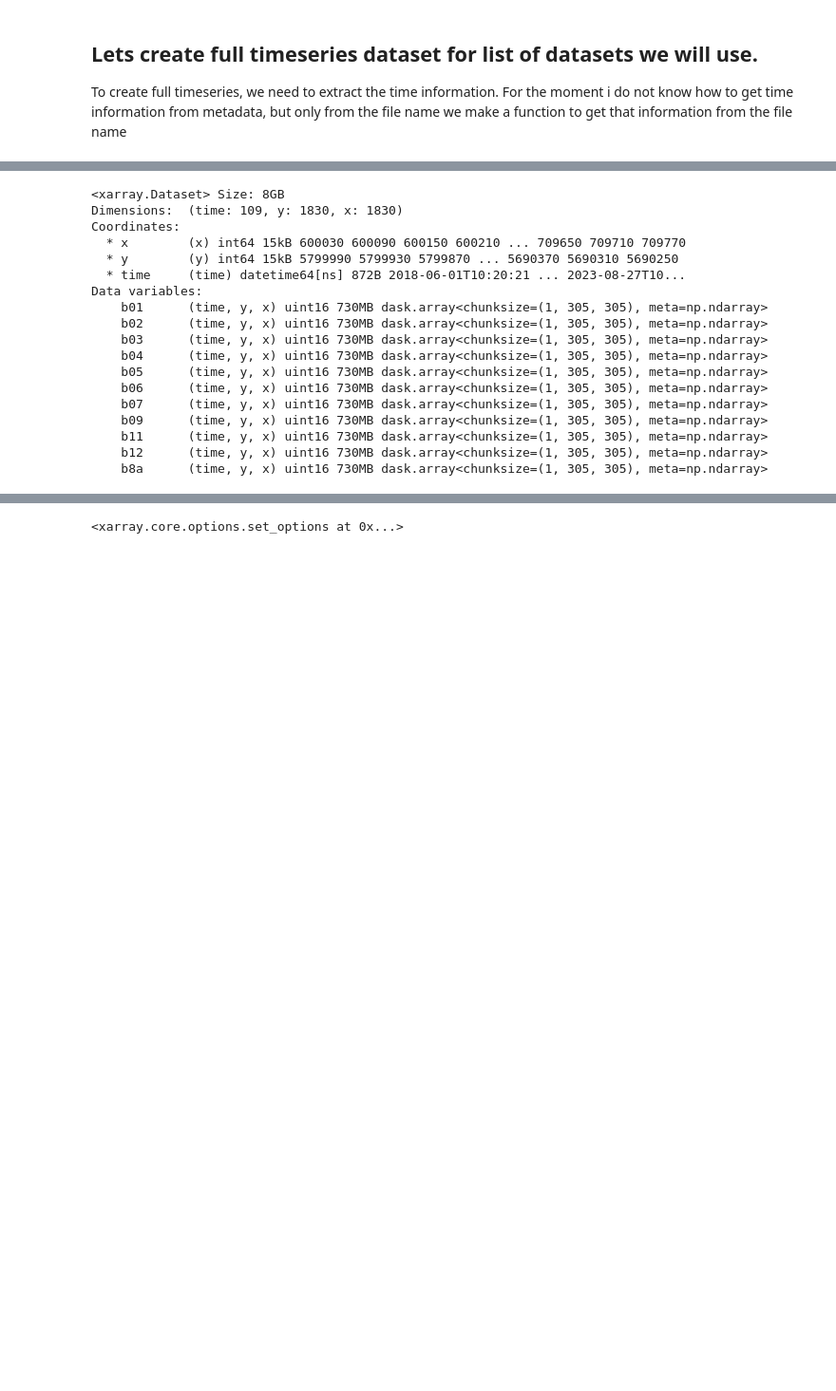
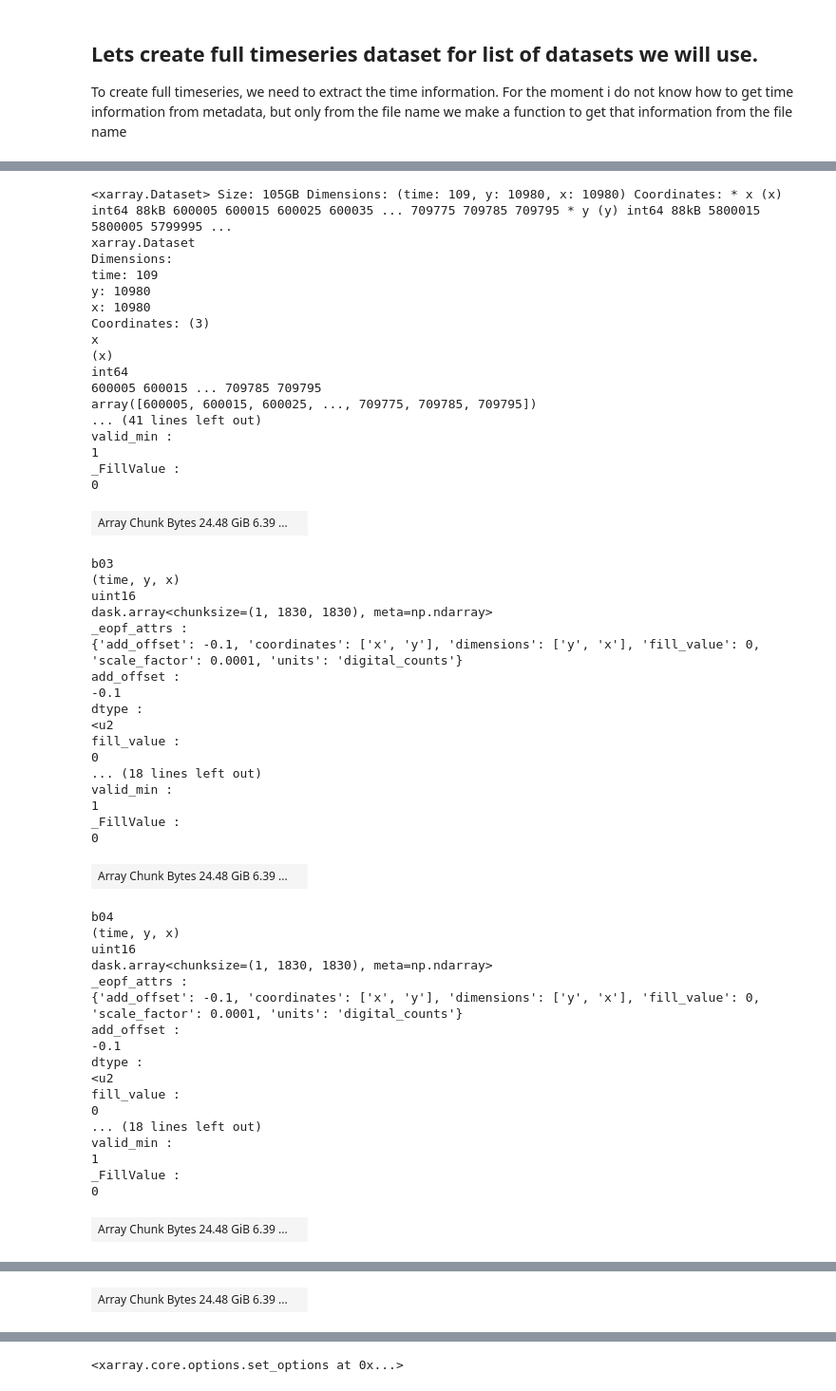
Before and after one commit to jmdelouis/Sentinel2healgrid, a Jupyter notebook: Notebooks/EOPF_Sentinel2_To_Zarr.ipynb, the cells around one changed output, grey strips where cells are left out. Shown at 95% size. Cells and saved outputs as stored; diff of their text form; code cells hidden in the pictures; blank space fills up the shorter version.

```diff
--- a/Notebooks/EOPF_Sentinel2_To_Zarr.ipynb
+++ b/Notebooks/EOPF_Sentinel2_To_Zarr.ipynb
@@ -180,7 +180,7 @@ def extract_time(ds):
 import fsspec
 
 
-resolution_reflectance = "r60m"
+resolution_reflectance = "r10m"
 reflectance = xr.open_mfdataset(
     paths[:],
     engine="zarr",
@@ -198,18 +198,54 @@ Wall time: 30.7 s
-<xarray.Dataset> Size: 8GB
-Dimensions:  (time: 109, y: 1830, x: 1830)
-Coordinates:
-  * x        (x) int64 15kB 600030 600090 600150 600210 ... 709650 709710 709770
-  * y        (y) int64 15kB 5799990 5799930 5799870 ... 5690370 5690310 5690250
-  * time     (time) datetime64[ns] 872B 2018-06-01T10:20:21 ... 2023-08-27T10...
-Data variables:
-    b01      (time, y, x) uint16 730MB dask.array<chunksize=(1, 305, 305), meta=np.ndarray>
-    b02      (time, y, x) uint16 730MB dask.array<chunksize=(1, 305, 305), meta=np.ndarray>
-    b03      (time, y, x) uint16 730MB dask.array<chunksize=(1, 305, 305), meta=np.ndarray>
-    b04      (time, y, x) uint16 730MB dask.array<chunksize=(1, 305, 305), meta=np.ndarray>
-    b05      (time, y, x) uint16 730MB dask.array<chunksize=(1, 305, 305), meta=np.ndarray>
-    b06      (time, y, x) uint16 730MB dask.array<chunksize=(1, 305, 305), meta=np.ndarray>
-    b07      (time, y, x) uint16 730MB dask.array<chunksize=(1, 305, 305), meta=np.ndarray>
-    b09      (time, y, x) uint16 730MB dask.array<chunksize=(1, 305, 305), meta=np.ndarray>
-    b11      (time, y, x) uint16 730MB dask.array<chunksize=(1, 305, 305), meta=np.ndarray>
-    b12      (time, y, x) uint16 730MB dask.array<chunksize=(1, 305, 305), meta=np.ndarray>
-    b8a      (time, y, x) uint16 730MB dask.array<chunksize=(1, 305, 305), meta=np.ndarray>
+<xarray.Dataset> Size: 105GB Dimensions: (time: 109, y: 10980, x: 10980) Coordinates: * x (x) int64 88kB 600005 600015 600025 600035 ... 709775 709785 709795 * y (y) int64 88kB 5800015 5800005 5799995 ...
+xarray.Dataset
+Dimensions:
+time: 109
+y: 10980
+x: 10980
+Coordinates: (3)
+x
+(x)
+int64
+600005 600015 ... 709785 709795
+array([600005, 600015, 600025, ..., 709775, 709785, 709795])
+... (41 lines left out)
+valid_min :
+1
+_FillValue :
+0
+| Array Chunk Bytes 24.48 GiB 6.39 ... |  |
+b03
+(time, y, x)
+uint16
+dask.array<chunksize=(1, 1830, 1830), meta=np.ndarray>
+_eopf_attrs :
+{'add_offset': -0.1, 'coordinates': ['x', 'y'], 'dimensions': ['y', 'x'], 'fill_value': 0, 'scale_factor': 0.0001, 'units': 'digital_counts'}
+add_offset :
+-0.1
+dtype :
+<u2
+fill_value :
+0
+... (18 lines left out)
+valid_min :
+1
+_FillValue :
+0
+| Array Chunk Bytes 24.48 GiB 6.39 ... |  |
+b04
+(time, y, x)
+uint16
+dask.array<chunksize=(1, 1830, 1830), meta=np.ndarray>
+_eopf_attrs :
+{'add_offset': -0.1, 'coordinates': ['x', 'y'], 'dimensions': ['y', 'x'], 'fill_value': 0, 'scale_factor': 0.0001, 'units': 'digital_counts'}
+add_offset :
+-0.1
+dtype :
+<u2
+fill_value :
+0
+... (18 lines left out)
+valid_min :
+1
+_FillValue :
+0
+| Array Chunk Bytes 24.48 GiB 6.39 ... |  |
@@ -215,0 +269 @@ Data variables:
+| Array Chunk Bytes 24.48 GiB 6.39 ... |  |
```
Also changed, not shown: parts of 11 cells of this notebook, 1 other file.
